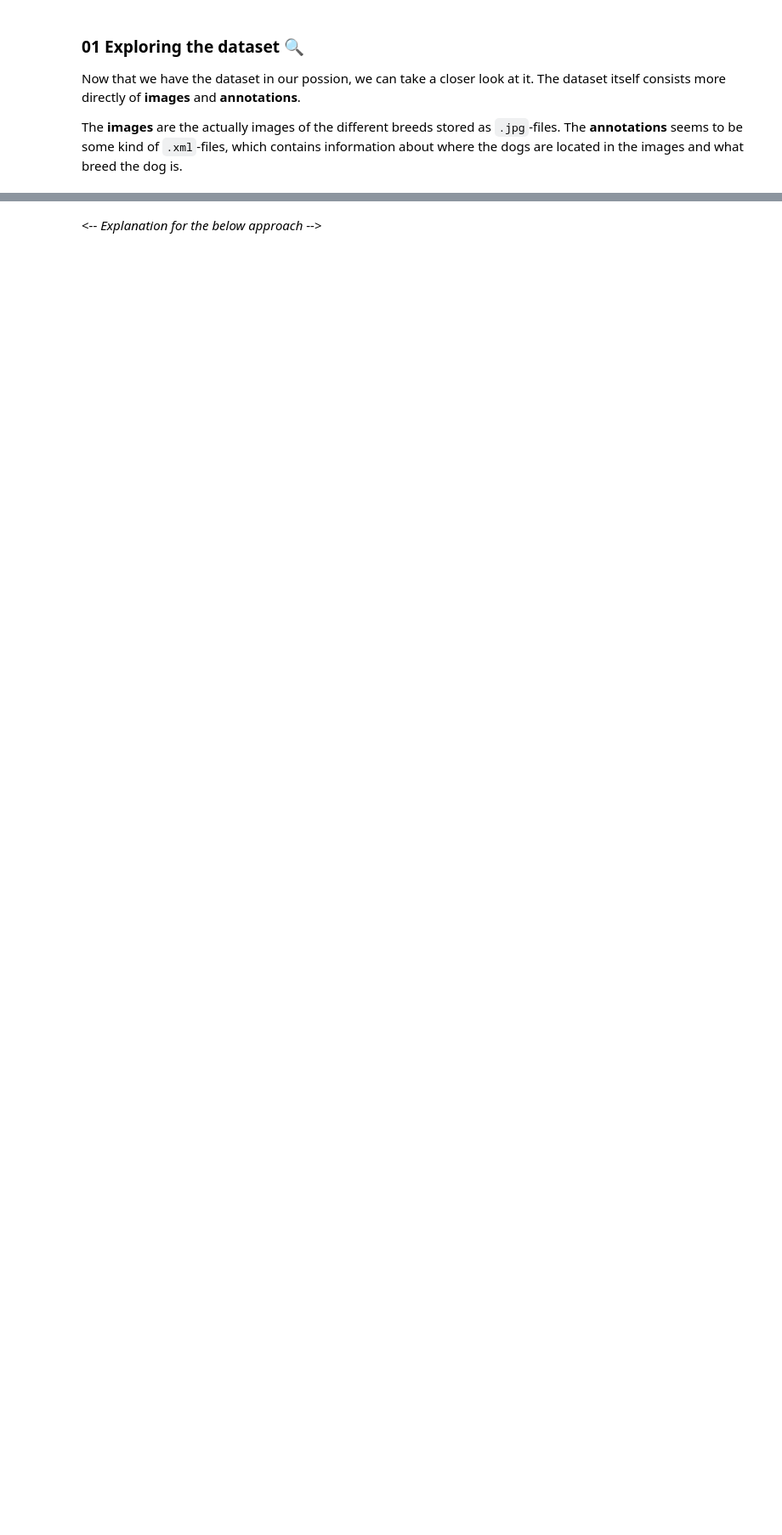
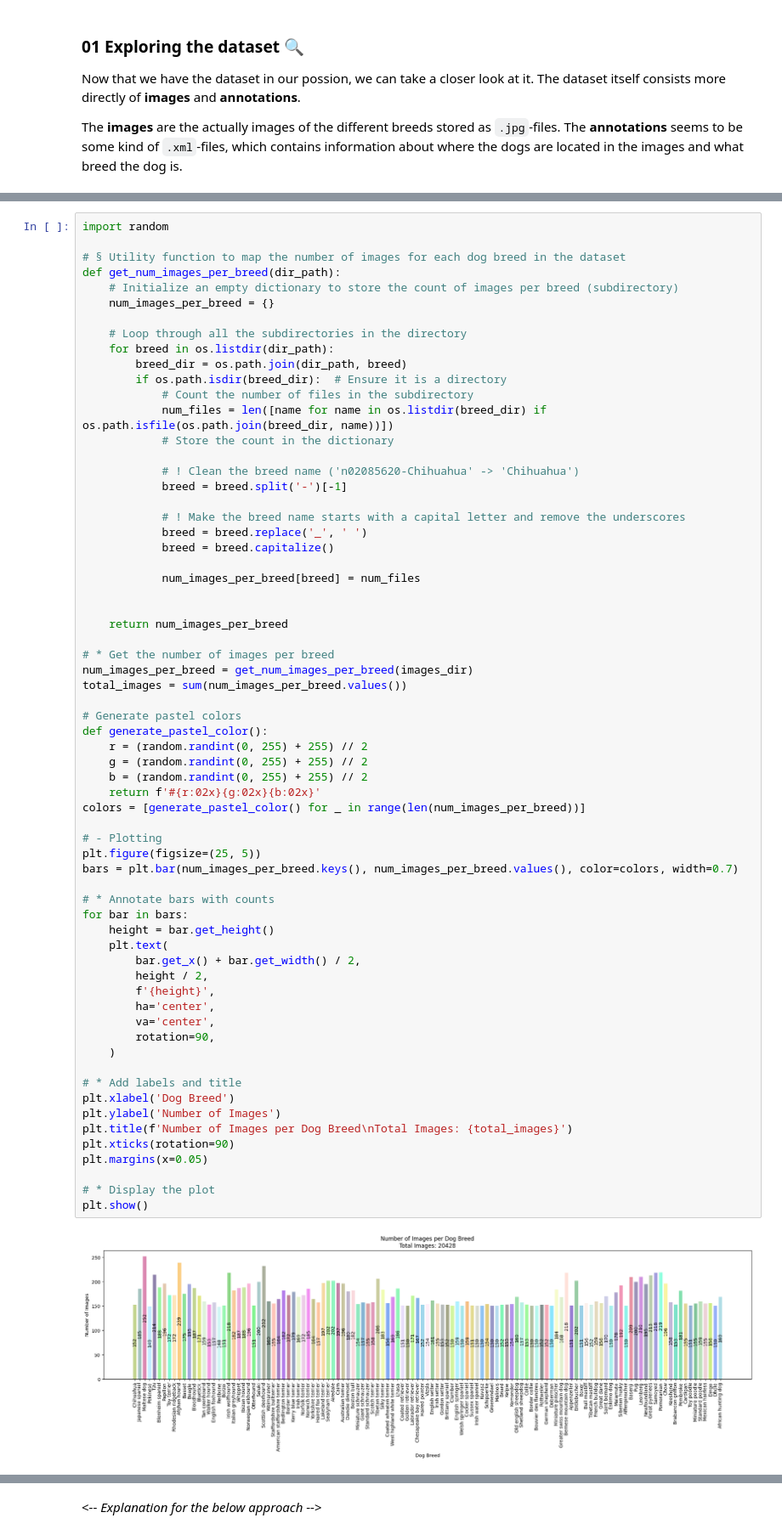
Before and after one commit to MAL1-MMMB/MAL-Exam, a Jupyter notebook: Dog Breed Classification Model.ipynb, the cells around one changed output, grey strips where cells are left out. Shown at 85% size. Saved outputs shown, nothing was run; the diff lists cells and outputs as text; blank space fills up the shorter version.

```diff
--- a/Dog Breed Classification Model.ipynb
+++ b/Dog Breed Classification Model.ipynb
@@ -53,0 +162,67 @@ The **annotations** seems to be some kind of `.xml`-files, which contains inform
+# %%
+import random
+
+# § Utility function to map the number of images for each dog breed in the dataset
+def get_num_images_per_breed(dir_path):
+    # Initialize an empty dictionary to store the count of images per breed (subdirectory)
+    num_images_per_breed = {}
+
+    # Loop through all the subdirectories in the directory
+    for breed in os.listdir(dir_path):
+        breed_dir = os.path.join(dir_path, breed)
+        if os.path.isdir(breed_dir):  # Ensure it is a directory
+            # Count the number of files in the subdirectory
+            num_files = len([name for name in os.listdir(breed_dir) if os.path.isfile(os.path.join(breed_dir, name))])
+            # Store the count in the dictionary
+
+            # ! Clean the breed name ('n02085620-Chihuahua' -> 'Chihuahua')
+            breed = breed.split('-')[-1]
+
+            # ! Make the breed name starts with a capital letter and remove the underscores
+            breed = breed.replace('_', ' ')
+            breed = breed.capitalize()
+
+            num_images_per_breed[breed] = num_files
+
+
+    return num_images_per_breed
+
+# * Get the number of images per breed
+num_images_per_breed = get_num_images_per_breed(images_dir)
+total_images = sum(num_images_per_breed.values())
+
+# Generate pastel colors
+def generate_pastel_color():
+    r = (random.randint(0, 255) + 255) // 2
+    g = (random.randint(0, 255) + 255) // 2
+    b = (random.randint(0, 255) + 255) // 2
+    return f'#{r:02x}{g:02x}{b:02x}'
+colors = [generate_pastel_color() for _ in range(len(num_images_per_breed))]
+
+# - Plotting
+plt.figure(figsize=(25, 5))
+bars = plt.bar(num_images_per_breed.keys(), num_images_per_breed.values(), color=colors, width=0.7)
+
+# * Annotate bars with counts
+for bar in bars:
+    height = bar.get_height()
+    plt.text(
+        bar.get_x() + bar.get_width() / 2,
+        height / 2,
+        f'{height}',
+        ha='center',
+        va='center',
+        rotation=90,
+    )
+
+# * Add labels and title
+plt.xlabel('Dog Breed')
+plt.ylabel('Number of Images')
+plt.title(f'Number of Images per Dog Breed\nTotal Images: {total_images}')
+plt.xticks(rotation=90)
+plt.margins(x=0.05)
+
+# * Display the plot
+plt.show()
+# %% [output]
+[figure, added]
```
Also changed, not shown: parts of 13 cells of this notebook, 1 other file.
